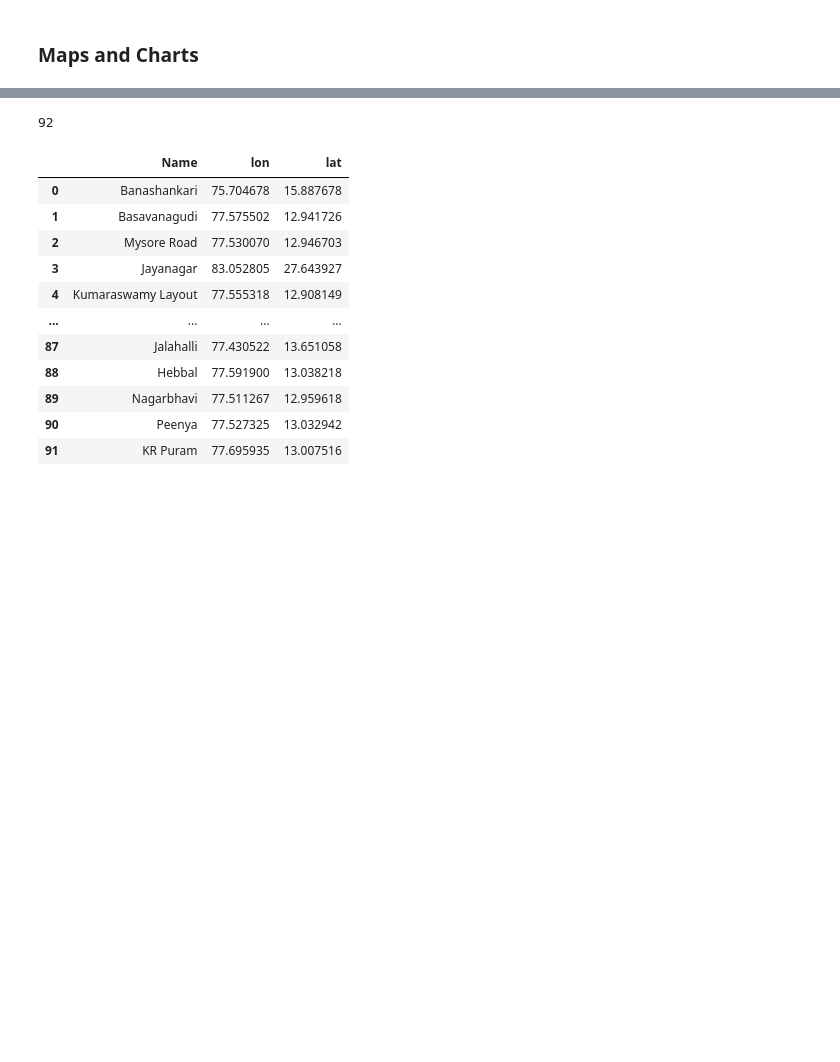
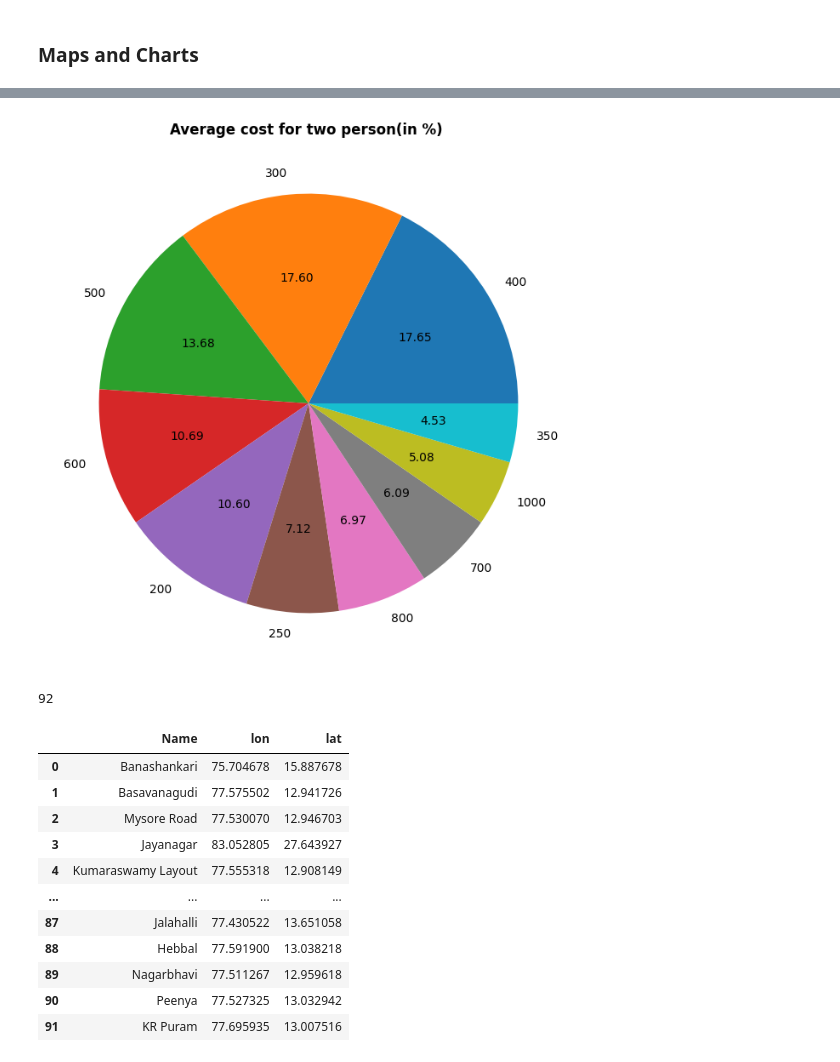
Before and after one commit to remre/datavisu, a Jupyter notebook: sample.ipynb, the cells around one changed output, grey strips where cells are left out. Saved outputs shown, nothing was run; the diff lists cells and outputs as text; code cells hidden in the pictures; blank space fills up the shorter version.

```diff
--- a/sample.ipynb
+++ b/sample.ipynb
@@ -393,3 +423,12 @@ df4.head(15)
+# %%
+plt.figure(figsize=(8,8))
+values = df4.cost.value_counts().iloc[:10]
+labels = df4['cost'].value_counts().iloc[:10].index
+plt.pie(values, labels=labels, autopct='%.2f')
+plt.title('Average cost for two person(in %) ', weight='bold')
+plt.show()
+# %% [output]
+[figure, added]
 # %%
 geolocator=Nominatim(user_agent="app")
 # %%
```
Also changed, not shown: parts of 50 cells of this notebook.
